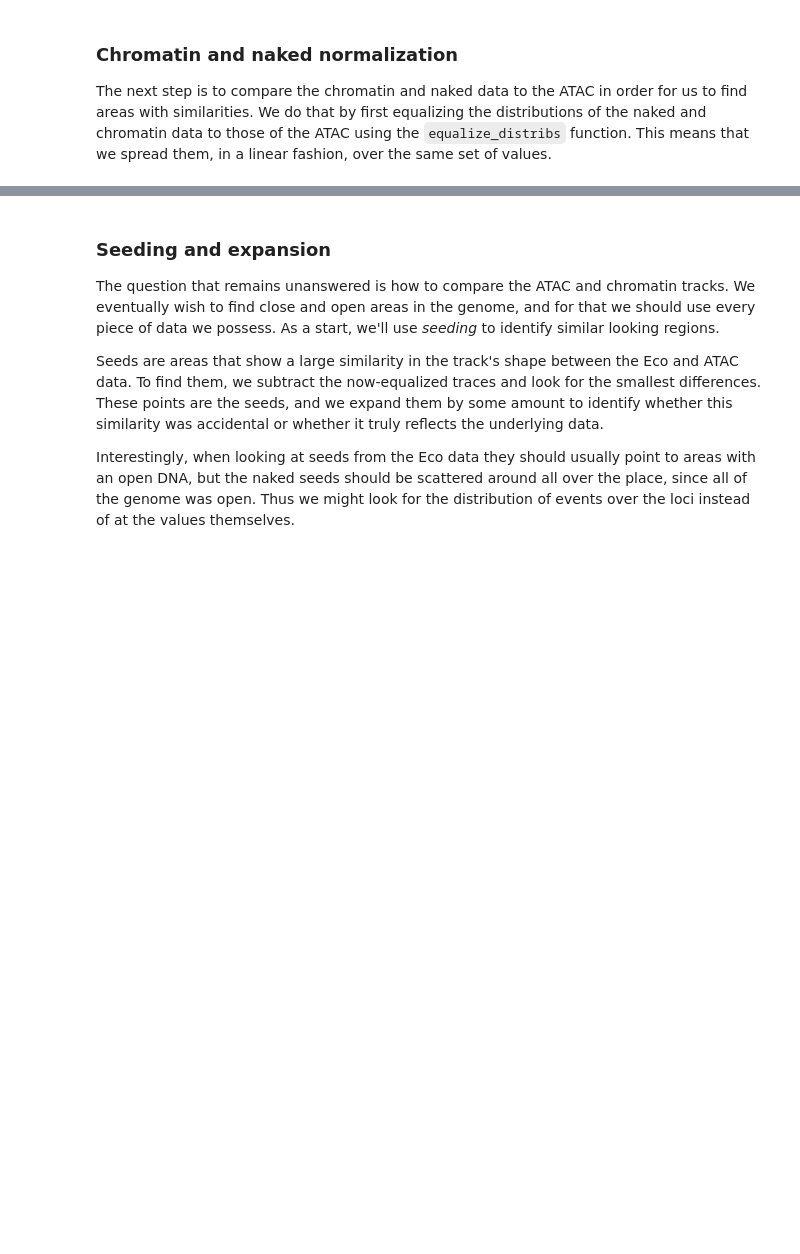
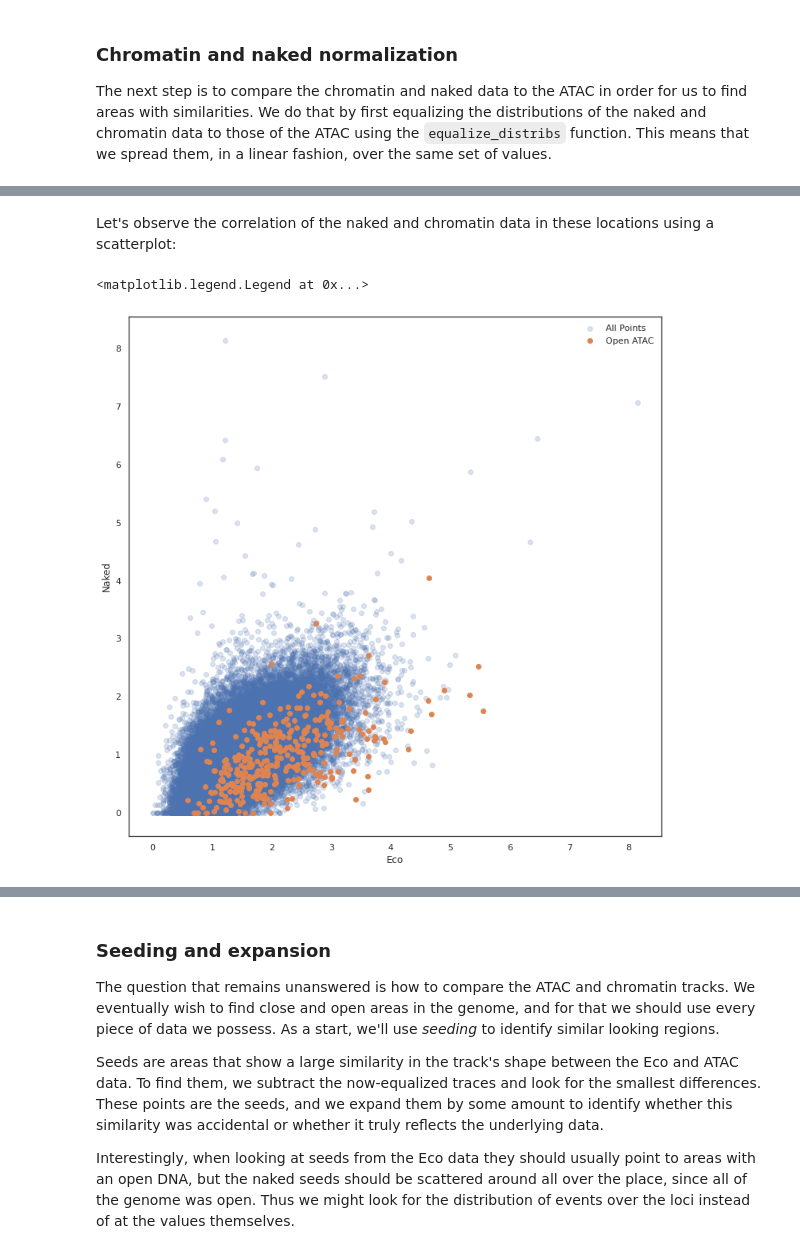
Before and after one commit to ebensteinLab/EcoDAM, a Jupyter notebook: normalize_eco_atac.ipynb, the cells around one changed output, grey strips where cells are left out. Cells and saved outputs as stored; diff of their text form; code cells hidden in the pictures; blank space fills up the shorter version.

```diff
--- a/normalize_eco_atac.ipynb
+++ b/normalize_eco_atac.ipynb
@@ -142,3 +146,5 @@ naked.data = subtract_background_with_theo(naked.data, theo.data)
+# %%
+eco.data = subtract_background_with_theo(eco.data, theo.data)
 # %% [markdown]
 ### Chromatin and naked normalization
 
@@ -152,0 +163,6 @@ ax = plot_bg(eco_no_min, naked_no_min, atac.data)
+# %%
+peak_calling_atac = pd.read_csv(
+    "/mnt/saphyr/Saphyr_Data/DAM_DLE_VHL_DLE/Hagai/hmm_output/NA_summits.bed",
+    sep="\t",
+    names=["chr", "start", "end", "peaknum", "height"],
+)
@@ -152,0 +173,12 @@ ax = plot_bg(eco_no_min, naked_no_min, atac.data)
+# %%
+peaks_chr15 = peak_calling_atac.query('chr == "chr15" & height > 50')
+int_peaks = pd.IntervalIndex.from_arrays(
+    peaks_chr15.start, peaks_chr15.end, closed="left"
+)
+res = []
+for interval in int_peaks:
+    peak_index = np.where(eco.data.index.overlaps(interval))[0]
+    if peak_index.size > 0:
+        res.append(peak_index[0])  # intervals non-overlapping
+peaks_chr15 = np.array(res)
+non_peaks_chr15 = np.setdiff1d(np.arange(len(eco.data)), peaks_chr15)
@@ -152,0 +187,25 @@ ax = plot_bg(eco_no_min, naked_no_min, atac.data)
+# %% [markdown]
+Let's observe the correlation of the naked and chromatin data in these locations using a scatterplot:
+# %%
+top_eco = eco_no_min.iloc[peaks_chr15]
+non_top_eco = eco_no_min.intensity.iloc[non_peaks_chr15]
+top_naked = naked_no_min.iloc[peaks_chr15]
+non_top_naked = naked_no_min.iloc[non_peaks_chr15].intensity
+fig, ax = plt.subplots(figsize=(12, 12))
+ax.set_xlabel("Eco")
+ax.set_ylabel("Naked")
+ax.scatter(
+    non_top_eco,
+    non_top_naked,
+    alpha=0.2,
+    label="All Points",
+)
+ax.scatter(top_eco.intensity, top_naked.intensity, label="Open ATAC")
+ax.legend(
+    loc="upper right",
+    frameon=False,
+    shadow=False,
+)
+# %% [output]
+<matplotlib.legend.Legend at 0x...>
+[figure, added]
```
Also changed, not shown: parts of 17 cells of this notebook, 4 other files.
